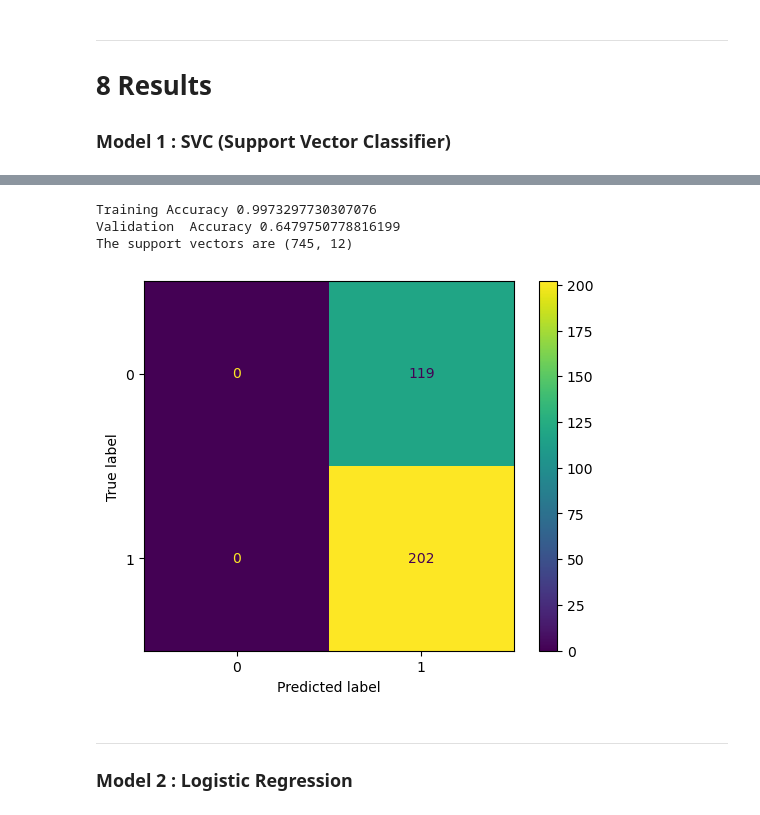
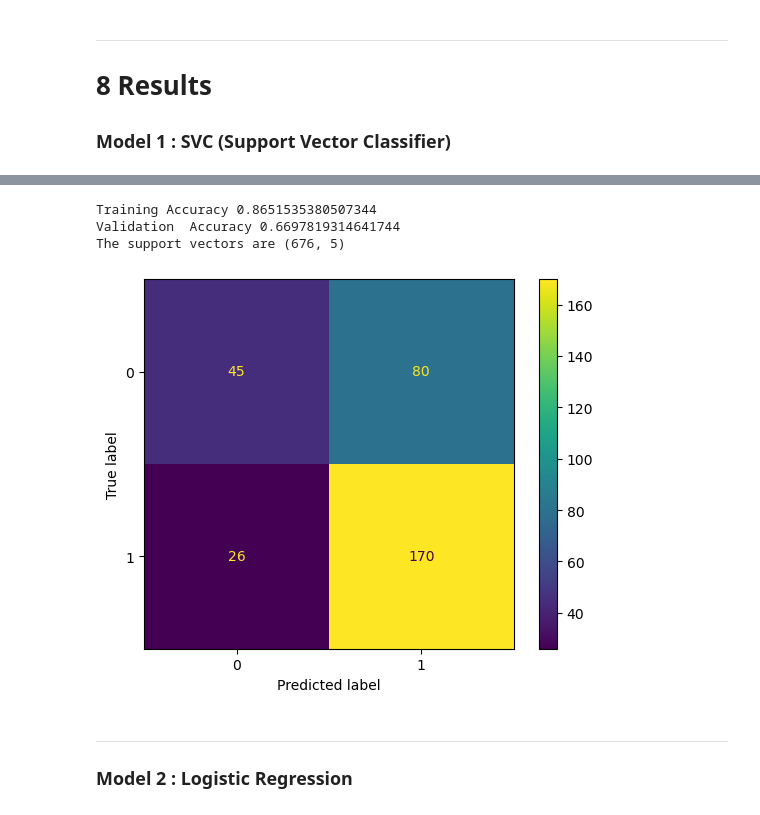
Before and after one commit to arkochatterjee/qmul-mLEnd-project, a Jupyter notebook: advanced.ipynb, the cells around one changed output, grey strips where cells are left out. Drawn from its saved outputs; the diff is of its cells as text; code cells hidden in the pictures.

Commit message:
style: changes in structure and content. almost theregit add .git add .

```diff
--- a/advanced.ipynb
+++ b/advanced.ipynb
@@ -549,3 +576,2 @@ array([0, 1, 0, ..., 0, 1, 1])
 # %%
-# selected_columns = X.columns[columns]
-# selected_columns.shape
+selected_columns = X.columns[columns]
@@ -555,6 +578,6 @@ array([0, 1, 0, ..., 0, 1, 1])
 # %%
-# SL = 0.05
-# data_modeled, selected_columns = backwardElimination(X.values, y_n, SL, selected_columns.values)
+SL = 0.05 # choosing a significance value of 0.05
+data_modeled, selected_columns = backwardElimination(X.values, y_n, SL, selected_columns.values)
 # %%
-# X = pd.DataFrame(data = data_modeled, columns = selected_columns)
-# X
+X = pd.DataFrame(data = data_modeled, columns = selected_columns)
+X
@@ -577,19 +614,3 @@ X_train.shape, X_val.shape, y_train.shape, y_val.shape
 # 8 Results
 
 ### Model 1 : SVC (Support Vector Classifier)
-# %%
-from sklearn import svm
-
-model  = svm.SVC(C=1)
-model.fit(X_train,y_train)
-
-yt_p = model.predict(X_train)
-yv_p = model.predict(X_val)
-
-print('Training Accuracy', np.mean(yt_p==y_train))
-print('Validation  Accuracy', np.mean(yv_p==y_val))
-print('The support vectors are', model.support_vectors_.shape)
-
-
-plot_confusion_matrix(model, X_val, y_val)
-plt.show()
@@ -601,27 +617,42 @@ The support vectors are (613, 12)
 # %%
 mean = X_train.mean(0)
 sd =  X_train.std(0)
 
+'''
+z score normalization of predictor X
+'''
 X_train_n = (X_train-mean)/sd
 X_val_n  = (X_val-mean)/sd
 
 model  = svm.SVC(C=1,gamma=2)
 model.fit(X_train_n,y_train)
 
 yt_p = model.predict(X_train_n)
 yv_p = model.predict(X_val_n)
 
 print('Training Accuracy', np.mean(yt_p==y_train))
 print('Validation  Accuracy', np.mean(yv_p==y_val))
 print('The support vectors are', model.support_vectors_.shape)
 
-plot_confusion_matrix(model, X_val, y_val)
+plot_confusion_matrix(model, X_val_n, y_val)
+
+'''
+Using Z score normalized predictors!
+
+Analysis :
+
+- labels [ 0 represents british and 1 represents westend ]
+- we can infer that model is correctly predicting westend more than british even through the sample is almost balanced!
+
+'''
+
+
 plt.show()
 # %% [output]
-Training Accuracy 0.9973297730307076
-Validation  Accuracy 0.6479750778816199
-The support vectors are (745, 12)
+Training Accuracy 0.8651535380507344
+Validation  Accuracy 0.6697819314641744
+The support vectors are (676, 5)
-[figure, old version]
+[figure, new version]
 # %% [markdown]
 ---
 
```
Also changed, not shown: parts of 20 cells of this notebook, 1 other file.
